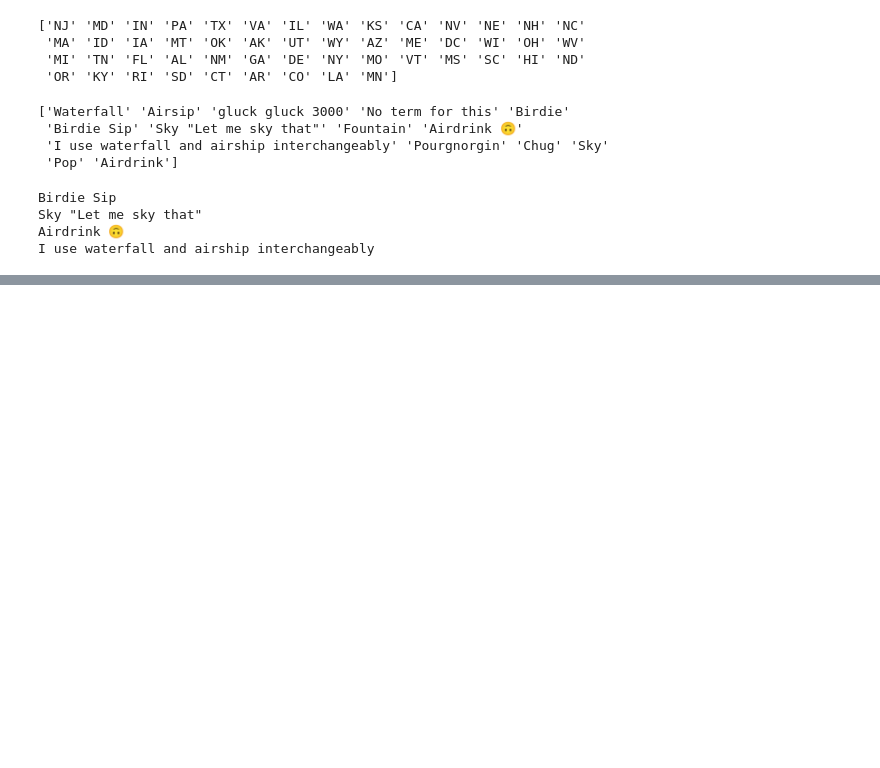
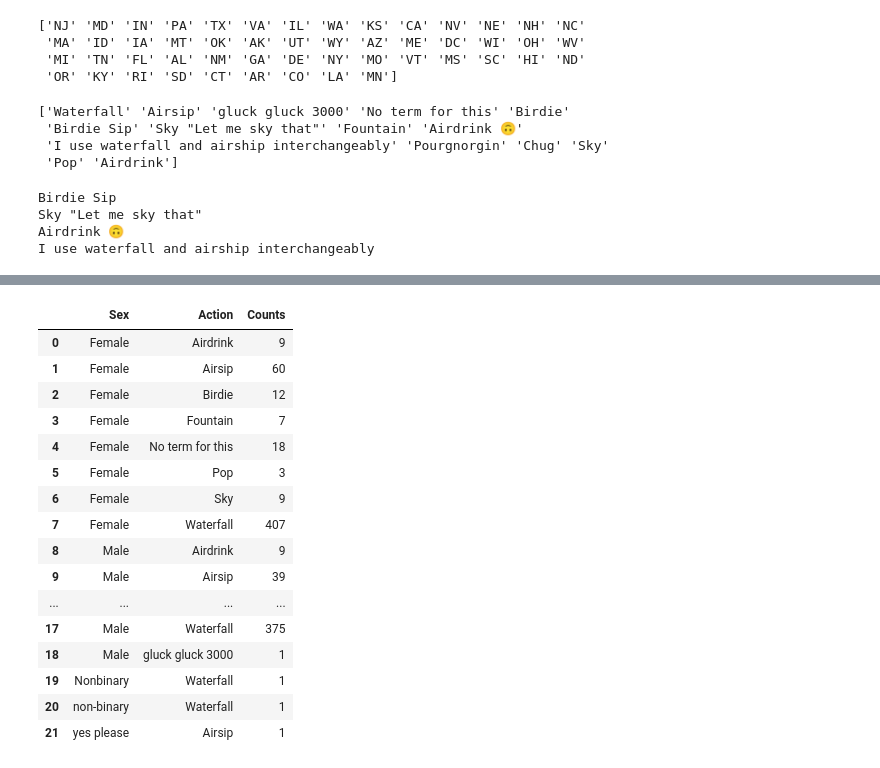
Before and after one commit to kevasinghal/finalproject, a Jupyter notebook: airsip.ipynb, the cells around one changed output, grey strips where cells are left out. Cells and saved outputs as stored; diff of their text form; code cells hidden in the pictures; blank space fills up the shorter version.

```diff
--- a/airsip.ipynb
+++ b/airsip.ipynb
@@ -430,0 +429,25 @@ num_in_states.head(34)
+# %%
+## Comparing Action vs. Sex
+
+gen_act = data.groupby(['Sex', 'Action']).size().reset_index(name='Counts')
+gen_act
+
+## Looking at this we can see the counts of how many people in each sex define this action
+# %% [output]
+|  | Sex | Action | Counts |
+| 0 | Female | Airdrink | 9 |
+| 1 | Female | Airsip | 60 |
+| 2 | Female | Birdie | 12 |
+| 3 | Female | Fountain | 7 |
+| 4 | Female | No term for this | 18 |
+| 5 | Female | Pop | 3 |
+| 6 | Female | Sky | 9 |
+| 7 | Female | Waterfall | 407 |
+| 8 | Male | Airdrink | 9 |
+| 9 | Male | Airsip | 39 |
+| ... | ... | ... | ... |
+| 17 | Male | Waterfall | 375 |
+| 18 | Male | gluck gluck 3000 | 1 |
+| 19 | Nonbinary | Waterfall | 1 |
+| 20 | non-binary | Waterfall | 1 |
+| 21 | yes please | Airsip | 1 |
```
Also changed, not shown: parts of 6 cells of this notebook.
